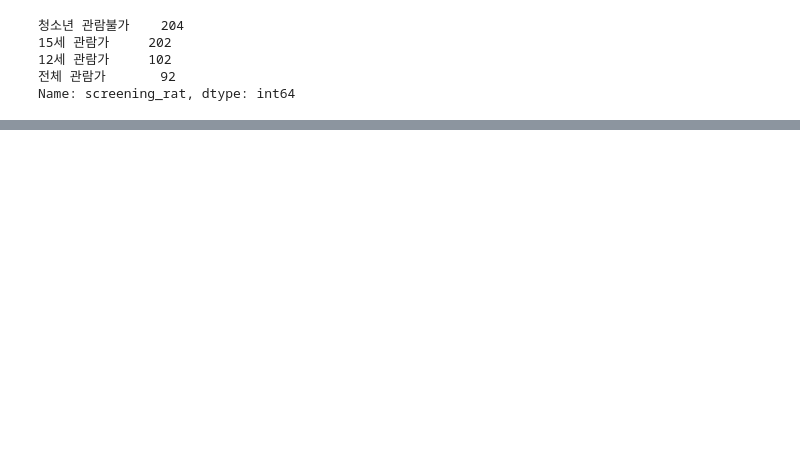
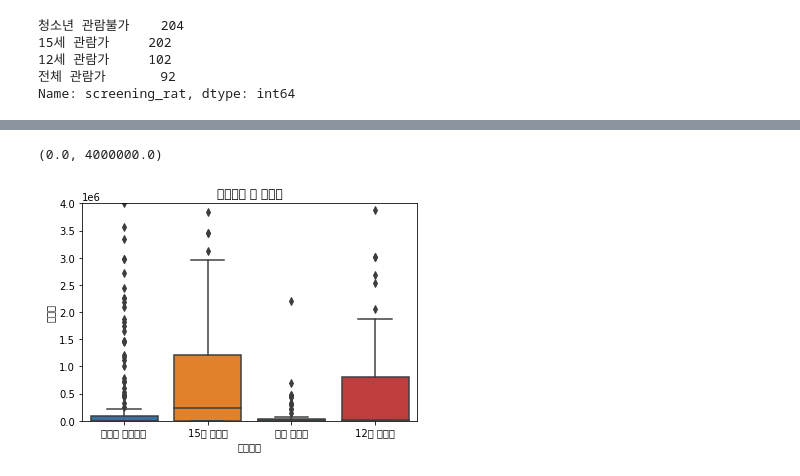
Before and after one commit to JJJJeon/ESAA, a Jupyter notebook: Untitled12.ipynb, the cells around one changed output, grey strips where cells are left out. Saved outputs shown, nothing was run; the diff lists cells and outputs as text; code cells hidden in the pictures; blank space fills up the shorter version.

```diff
--- a/Untitled12.ipynb
+++ b/Untitled12.ipynb
@@ -49 +59,11 @@ ax=sns.boxplot(x='screening_rat',y='box_off_num',data=movies)
+# %%
+ax=plt.subplots()
+ax=sns.boxplot(x='screening_rat',y='box_off_num',data=movies)
+plt.title("상영등급 별 관객수")
+plt.xlabel('상영등급')
+plt.ylabel('관객수')
+plt.ylim(0,4000000) #ylim 조정해서 작은 값들의 그래프가 더 잘 보이게
+# %% [output]
+(0.0, 4000000.0)
+[figure, added]
 # %% [markdown]
```
Also changed, not shown: parts of 7 cells of this notebook.
